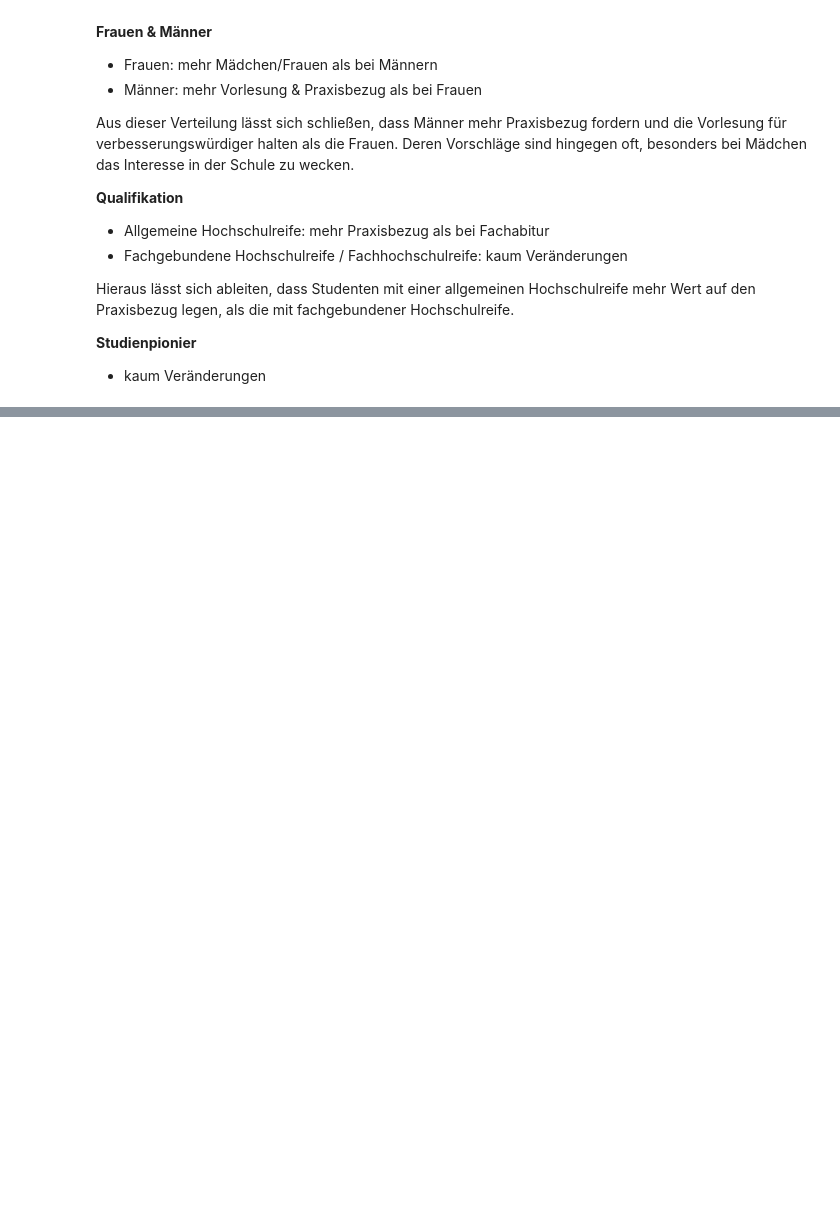
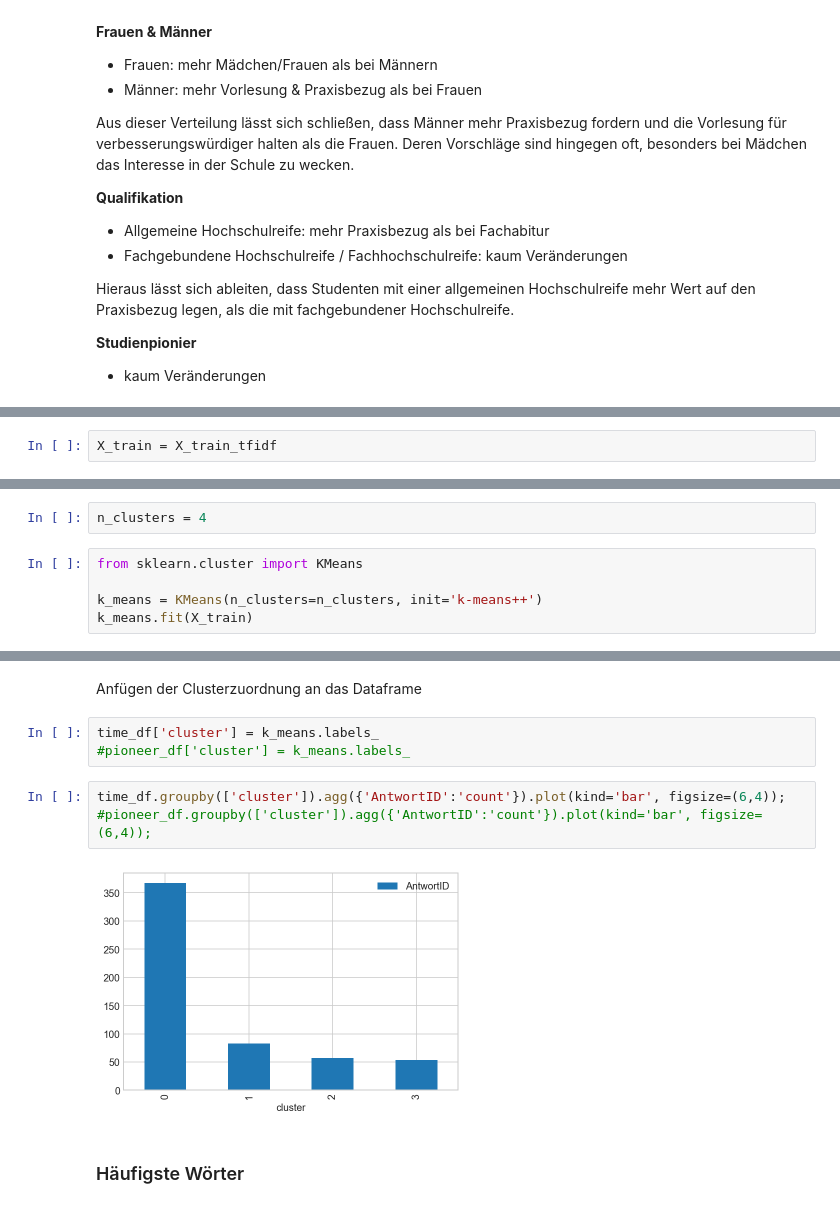
Before and after one commit to wittmannev/Bachelor-Textanalytics, a Jupyter notebook: Clustering.ipynb, the cells around one changed output, grey strips where cells are left out. Saved outputs shown, nothing was run; the diff lists cells and outputs as text; blank space fills up the shorter version.

Commit message:
add decision time clustering + minor fixes

```diff
--- a/Clustering.ipynb
+++ b/Clustering.ipynb
@@ -1119,0 +1241,2 @@ Hieraus lässt sich ableiten, dass Studenten mit einer allgemeinen Hochschulreif
+# %%
+X_train = X_train_tfidf
@@ -1119,0 +1251,7 @@ Hieraus lässt sich ableiten, dass Studenten mit einer allgemeinen Hochschulreif
+# %%
+n_clusters = 4
+# %%
+from sklearn.cluster import KMeans
+
+k_means = KMeans(n_clusters=n_clusters, init='k-means++')
+k_means.fit(X_train)
@@ -1119,0 +1273,12 @@ Hieraus lässt sich ableiten, dass Studenten mit einer allgemeinen Hochschulreif
+# %% [markdown]
+Anfügen der Clusterzuordnung an das Dataframe
+# %%
+time_df['cluster'] = k_means.labels_
+#pioneer_df['cluster'] = k_means.labels_
+# %%
+time_df.groupby(['cluster']).agg({'AntwortID':'count'}).plot(kind='bar', figsize=(6,4));
+#pioneer_df.groupby(['cluster']).agg({'AntwortID':'count'}).plot(kind='bar', figsize=(6,4));
+# %% [output]
+[figure, added]
+# %% [markdown]
+### Häufigste Wörter
```
Also changed, not shown: parts of 92 cells of this notebook, 2 other files.
